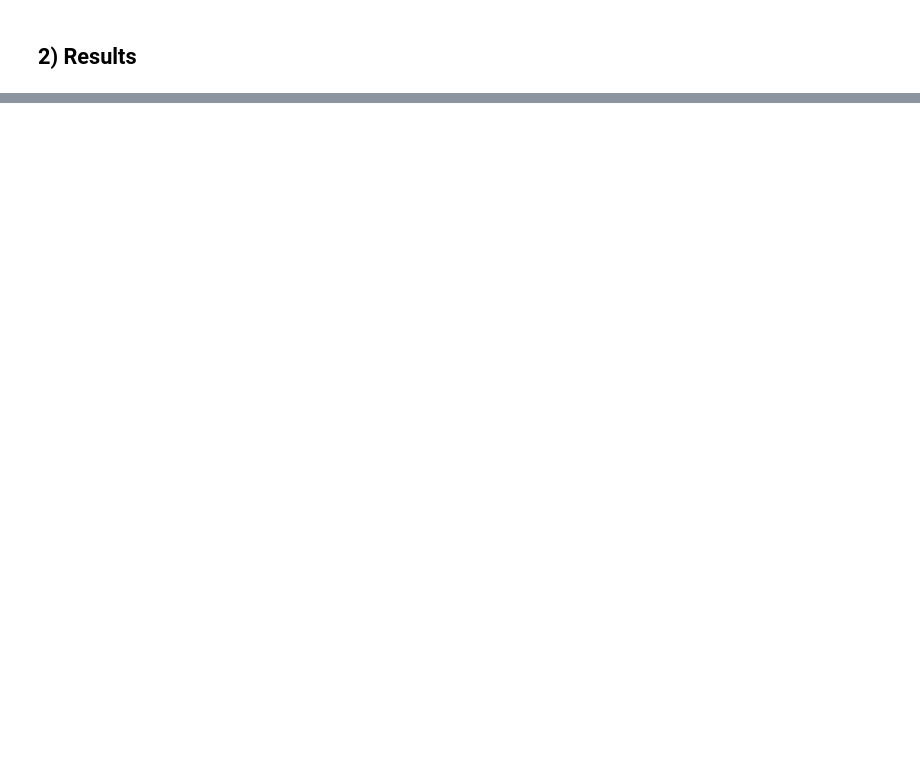
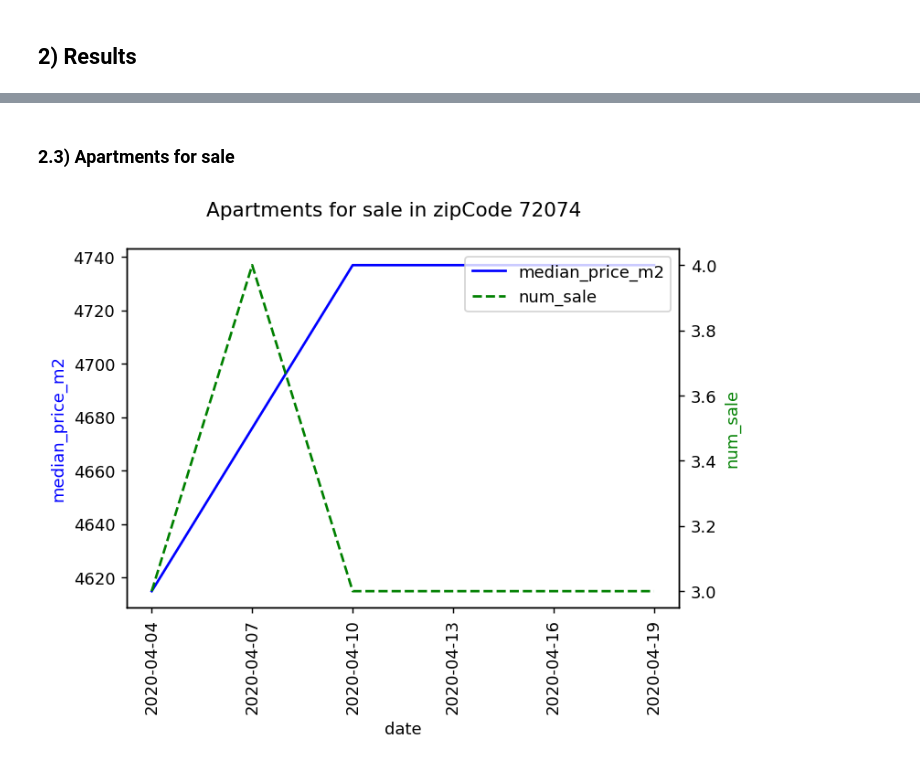
Before and after one commit to maxtue/ApartmentListings, a Jupyter notebook: data_analysis/time_series.ipynb, the cells around one changed output, grey strips where cells are left out. Saved outputs shown, nothing was run; the diff lists cells and outputs as text; code cells hidden in the pictures; blank space fills up the shorter version.

```diff
--- a/data_analysis/time_series.ipynb
+++ b/data_analysis/time_series.ipynb
@@ -154,0 +214,11 @@ time_df[time_filt].sort_values(time_ord, ascending=False)
+# %% [markdown]
+### 2.3) Apartments for sale
+# %%
+group_attributes = [72074]
+feature1 = "median_price_m2"
+feature2 = "num_sale"
+
+for attr in group_attributes:
+    plot_2features("sale", group, attr, dates, feature1, feature2)
+# %% [output]
+[figure, added]
```
Also changed, not shown: parts of 10 cells of this notebook.
